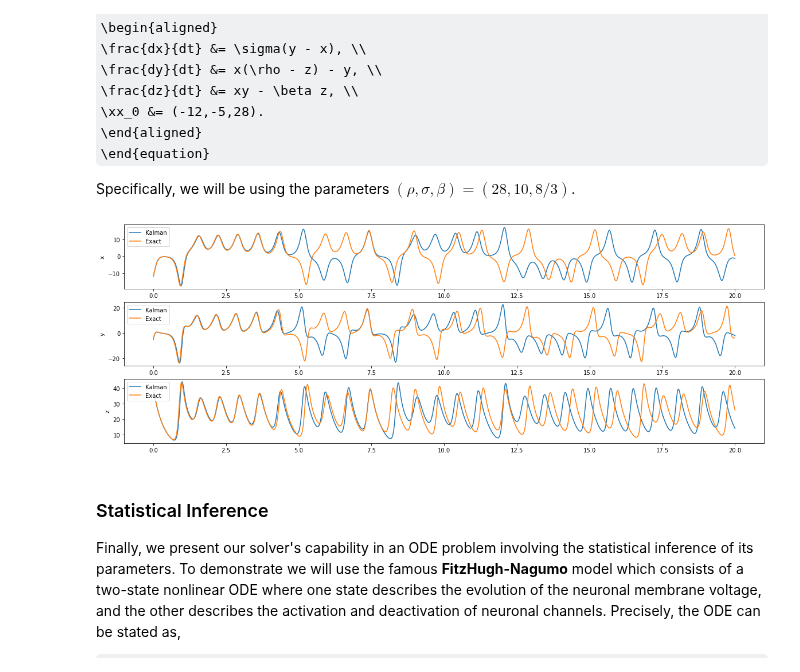
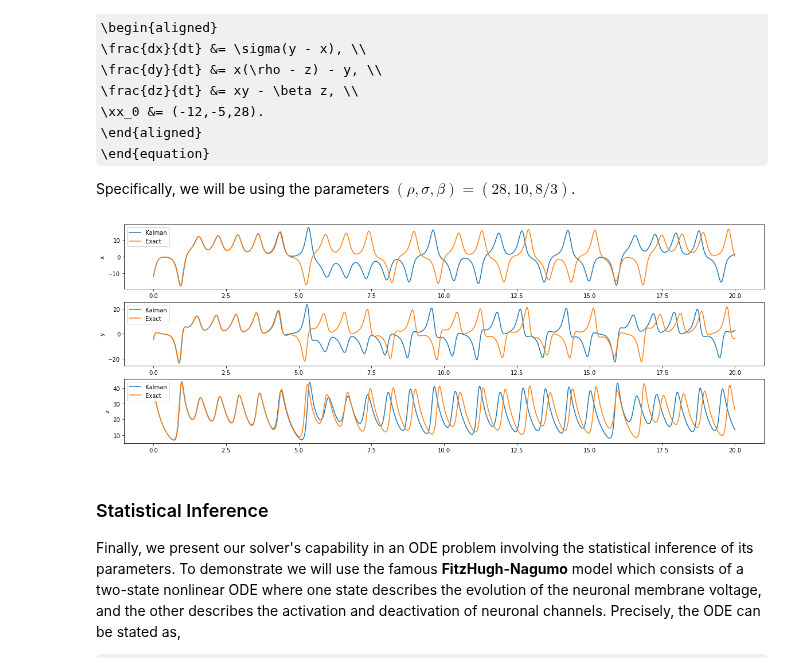
Before and after one commit to mlysy/rodeo-legacy, a Jupyter notebook: examples/tutorial.ipynb, the cells around one changed output. Cells and saved outputs as stored; diff of their text form; code cells hidden in the pictures; some formulas as TeX source.

Commit message:
Updated examples and kalmanode signature

```diff
--- a/examples/tutorial.ipynb
+++ b/examples/tutorial.ipynb
@@ -139,10 +143,10 @@ def ode_exact_x1(t):
     return (-2*cos(2*t) + 3*sin(t) + 2*cos(t))/3
 # %%
 # Get exact solutions for x^{(0)}, x^{(1)}
-tseq = np.linspace(tmin, tmax, n_eval+1)
-exact_x = np.zeros(n_eval+1)
-exact_x1 = np.zeros(n_eval+1)
-for t in range(n_eval+1):
+tseq = np.linspace(tmin, tmax, n_points+1)
+exact_x = np.zeros(n_points+1)
+exact_x1 = np.zeros(n_points+1)
+for t in range(n_points+1):
     exact_x[t] = ode_exact_x(tseq[t])
     exact_x1[t] = ode_exact_x1(tseq[t])
 
@@ -221,18 +241,18 @@ kalman_lor_sim = kalmanode.solve(x0_state, theta, mv=False, sim=True)
 # %%
 # Get exact solutions for the Lorenz System
-tseq = np.linspace(tmin, tmax, n_eval+1)
-exact = odeint(lorenz, x0, tseq)
+tseq = np.linspace(tmin, tmax, n_points+1)
+exact = odeint(lorenz, x0, tseq, args=(theta,))
 
 # Graph the results
-_, axs = plt.subplots(n_meas, 1, figsize=(20, 7))
+_, axs = plt.subplots(3, 1, figsize=(20, 7))
 ylabel = ['x', 'y', 'z']
-for i in range(n_meas):
-    axs[i].plot(tseq, kalman_lor_sim[:, 3*i], label="Kalman")
+for i in range(3):
+    axs[i].plot(tseq, xt[:, 3*i], label="Kalman")
     axs[i].set_ylabel(ylabel[i])
     axs[i].plot(tseq, exact[:, i], label='Exact')
     axs[i].legend(loc='upper left')
 # %% [output]
-[figure, old version]
+[figure, new version]
 # %% [markdown]
 ### Statistical Inference
 
```
Also changed, not shown: parts of 8 cells of this notebook, 16 other files.
